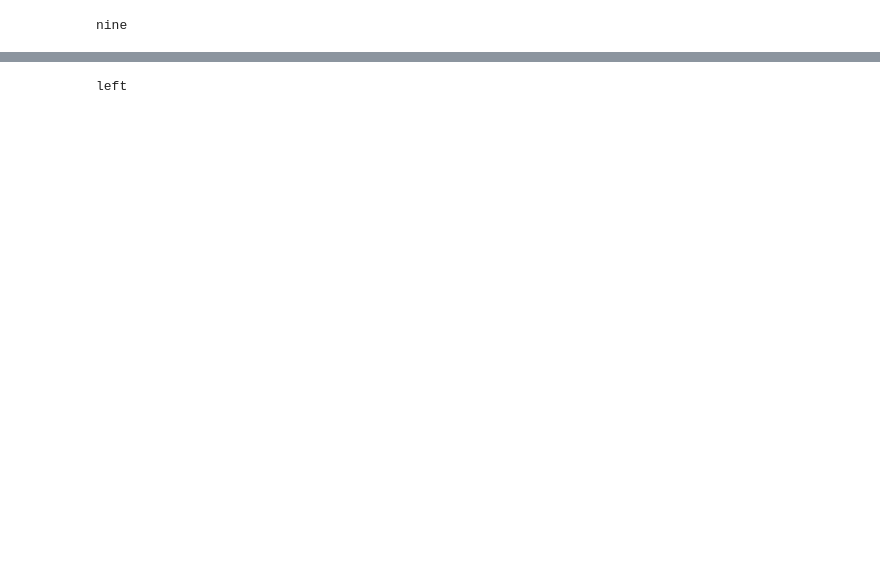
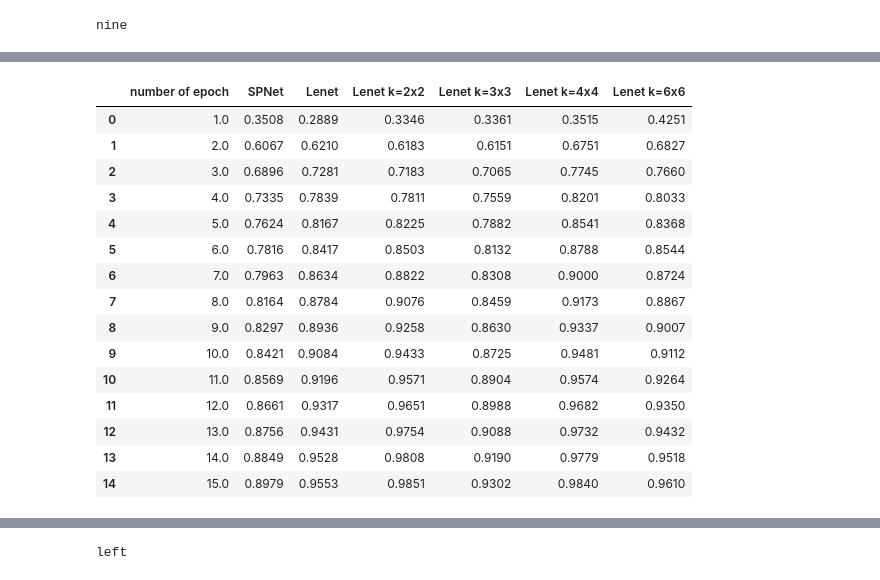
Before and after one commit to iss14036/Single-Word-Recognition-with-CNN, a Jupyter notebook: CNN.ipynb, the cells around one changed output, grey strips where cells are left out. Drawn from its saved outputs; the diff is of its cells as text; code cells hidden in the pictures; blank space fills up the shorter version.

```diff
--- a/CNN.ipynb
+++ b/CNN.ipynb
@@ -376,0 +502,22 @@ KeyboardInterrupt:
+# %%
+tabel_acc20 = pd.DataFrame([spnet.keys(),spnet.values(),lenet.values(),lenet_k2.values(),lenet_k3.values(),lenet_k4.values(),lenet_k6.values()])
+tabel_acc20 = tabel_acc20.T
+tabel_acc20.columns = ['number of epoch','SPNet','Lenet','Lenet k=2x2','Lenet k=3x3','Lenet k=4x4','Lenet k=6x6']
+tabel_acc20
+# %% [output]
+|  | number of epoch | SPNet | Lenet | Lenet k=2x2 | Lenet k=3x3 | Lenet k=4x4 | Lenet k=6x6 |
+| 0 | 1.0 | 0.3508 | 0.2889 | 0.3346 | 0.3361 | 0.3515 | 0.4251 |
+| 1 | 2.0 | 0.6067 | 0.6210 | 0.6183 | 0.6151 | 0.6751 | 0.6827 |
+| 2 | 3.0 | 0.6896 | 0.7281 | 0.7183 | 0.7065 | 0.7745 | 0.7660 |
+| 3 | 4.0 | 0.7335 | 0.7839 | 0.7811 | 0.7559 | 0.8201 | 0.8033 |
+| 4 | 5.0 | 0.7624 | 0.8167 | 0.8225 | 0.7882 | 0.8541 | 0.8368 |
+| 5 | 6.0 | 0.7816 | 0.8417 | 0.8503 | 0.8132 | 0.8788 | 0.8544 |
+| 6 | 7.0 | 0.7963 | 0.8634 | 0.8822 | 0.8308 | 0.9000 | 0.8724 |
+| 7 | 8.0 | 0.8164 | 0.8784 | 0.9076 | 0.8459 | 0.9173 | 0.8867 |
+| 8 | 9.0 | 0.8297 | 0.8936 | 0.9258 | 0.8630 | 0.9337 | 0.9007 |
+| 9 | 10.0 | 0.8421 | 0.9084 | 0.9433 | 0.8725 | 0.9481 | 0.9112 |
+| 10 | 11.0 | 0.8569 | 0.9196 | 0.9571 | 0.8904 | 0.9574 | 0.9264 |
+| 11 | 12.0 | 0.8661 | 0.9317 | 0.9651 | 0.8988 | 0.9682 | 0.9350 |
+| 12 | 13.0 | 0.8756 | 0.9431 | 0.9754 | 0.9088 | 0.9732 | 0.9432 |
+| 13 | 14.0 | 0.8849 | 0.9528 | 0.9808 | 0.9190 | 0.9779 | 0.9518 |
+| 14 | 15.0 | 0.8979 | 0.9553 | 0.9851 | 0.9302 | 0.9840 | 0.9610 |
```
Also changed, not shown: parts of 46 cells of this notebook.
